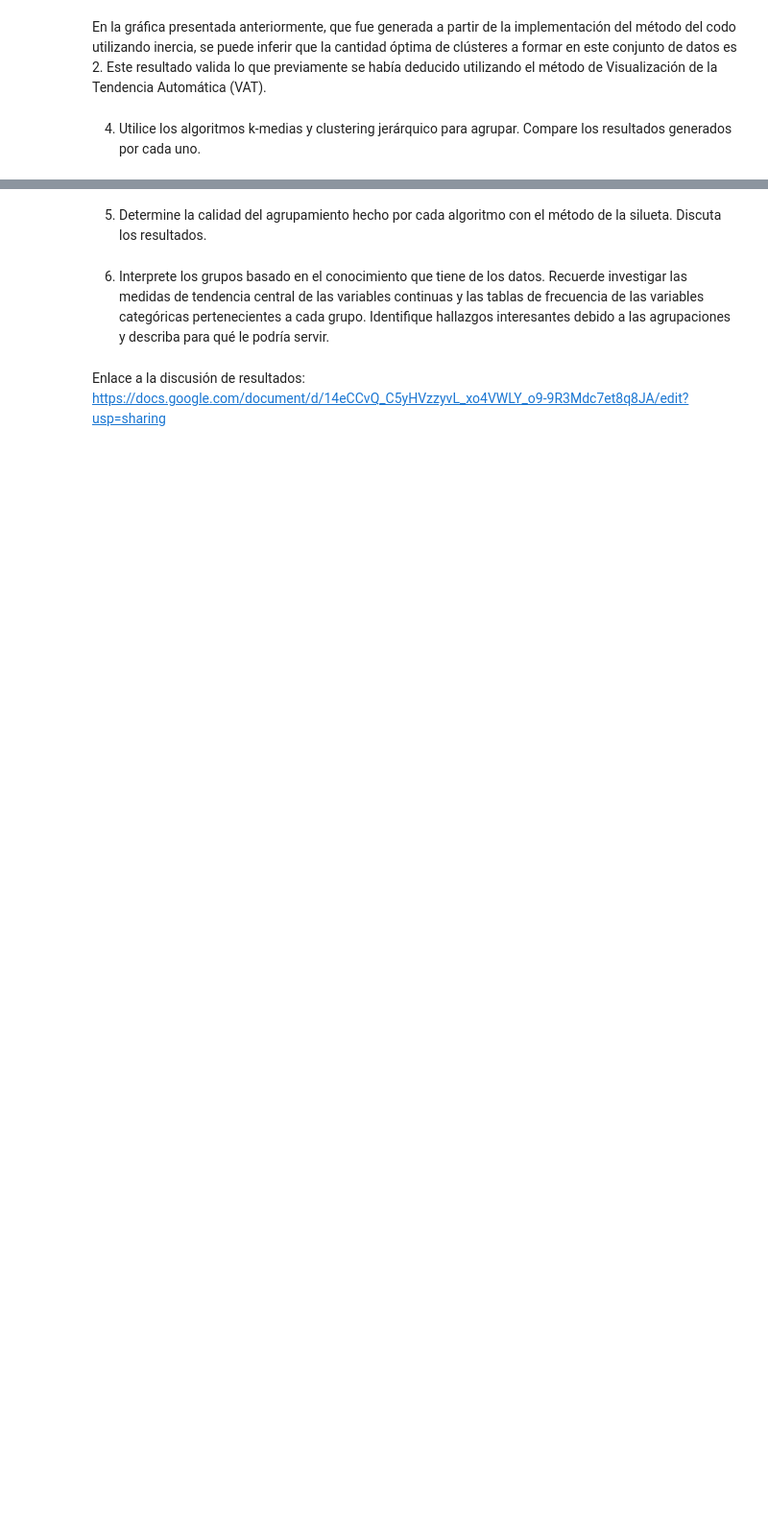
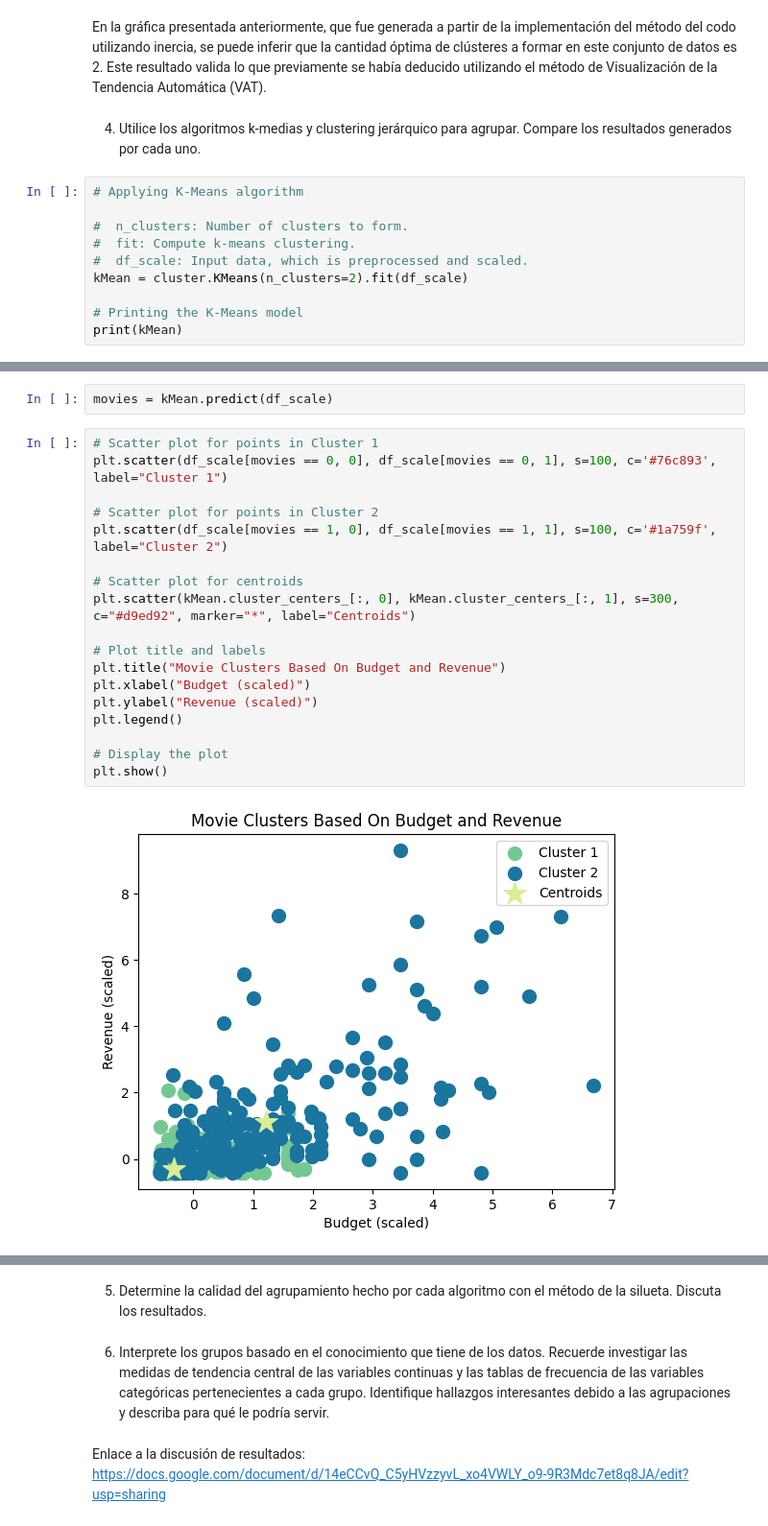
Before and after one commit to MelissaPerez09/HT02-DataMining, a Jupyter notebook: actividades.ipynb, the cells around one changed output, grey strips where cells are left out. Shown: that part at 96% size. Drawn from its saved outputs; the diff is of its cells as text; blank space fills up the shorter version.

Commit message:
feat: Clusters Using K-Means Method

```diff
--- a/actividades.ipynb
+++ b/actividades.ipynb
@@ -147,3 +147,13 @@ plt.show()
 En la gráfica presentada anteriormente, que fue generada a partir de la implementación del método del codo utilizando inercia, se puede inferir que la cantidad óptima de clústeres a formar en este conjunto de datos es 2. Este resultado valida lo que previamente se había deducido utilizando el método de Visualización de la Tendencia Automática (VAT).
 # %% [markdown]
 4. Utilice los algoritmos k-medias y clustering jerárquico para agrupar. Compare los resultados generados por cada uno.
+# %%
+# Applying K-Means algorithm
+
+#  n_clusters: Number of clusters to form.
+#  fit: Compute k-means clustering.
+#  df_scale: Input data, which is preprocessed and scaled.
+kMean = cluster.KMeans(n_clusters=2).fit(df_scale)
+
+# Printing the K-Means model
+print(kMean)
@@ -149,0 +173,22 @@ En la gráfica presentada anteriormente, que fue generada a partir de la impleme
+# %%
+movies = kMean.predict(df_scale)
+# %%
+# Scatter plot for points in Cluster 1
+plt.scatter(df_scale[movies == 0, 0], df_scale[movies == 0, 1], s=100, c='#76c893', label="Cluster 1")
+
+# Scatter plot for points in Cluster 2
+plt.scatter(df_scale[movies == 1, 0], df_scale[movies == 1, 1], s=100, c='#1a759f', label="Cluster 2")
+
+# Scatter plot for centroids
+plt.scatter(kMean.cluster_centers_[:, 0], kMean.cluster_centers_[:, 1], s=300, c="#d9ed92", marker="*", label="Centroids")
+
+# Plot title and labels
+plt.title("Movie Clusters Based On Budget and Revenue")
+plt.xlabel("Budget (scaled)")
+plt.ylabel("Revenue (scaled)")
+plt.legend()
+
+# Display the plot
+plt.show()
+# %% [output]
+[figure, added]
```
Also changed, not shown: parts of 4 cells of this notebook.
